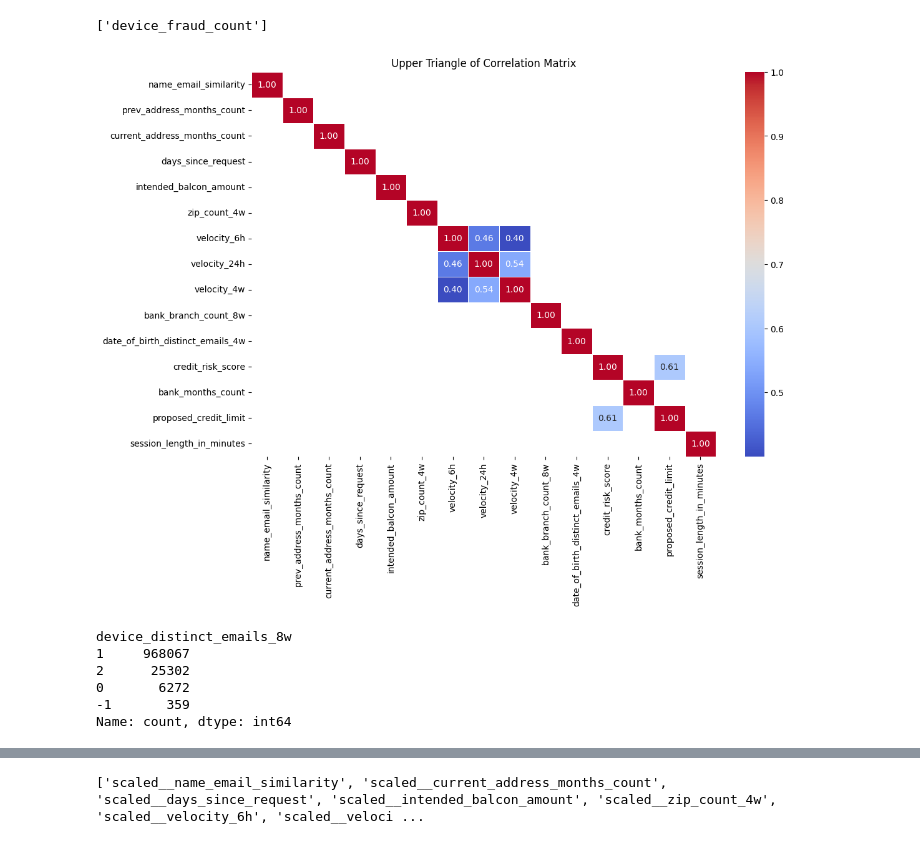
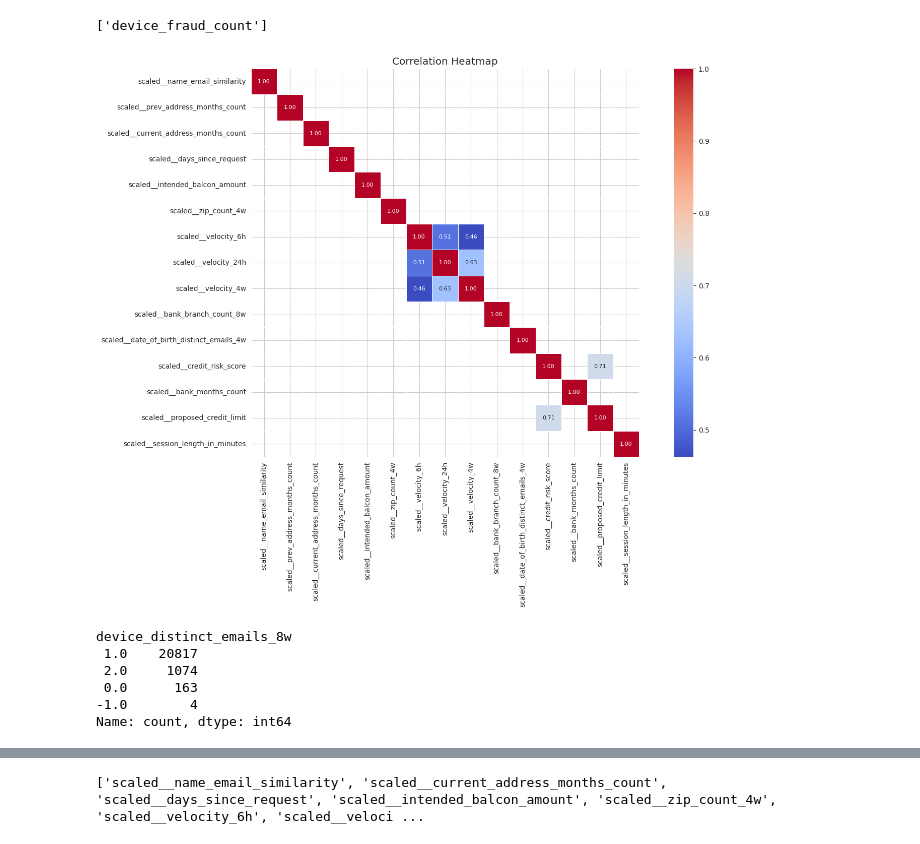
Before and after one commit to Nikhil172913832/Bank_fraud, a Jupyter notebook: BAF.ipynb, the cells around one changed output, grey strips where cells are left out. Saved outputs shown, nothing was run; the diff lists cells and outputs as text; code cells hidden in the pictures.

```diff
--- a/BAF.ipynb
+++ b/BAF.ipynb
@@ -162,0 +193,6 @@ X_scaled = pd.DataFrame(X_scaled, columns=feature_names)
+# %%
+%%time
+print(f'Test dataset samples per class {Counter(y)}')
+nm = NearMiss(sampling_strategy=1, n_jobs=-1)
+X_scaled_nm, y_scaled_nm = nm.fit_resample(X_scaled, y)
+print('Resampled dataset shape %s' % Counter(y_scaled_nm))
@@ -167,35 +208,26 @@ print(categorical_features)
 # %% [output]
 ['income', 'customer_age', 'email_is_free', 'phone_home_valid', 'phone_mobile_valid', 'has_other_cards', 'foreign_request', 'keep_alive_session', 'device_distinct_emails_8w', 'month', 'payment_type_AA ...
 # %%
-numeric_features = [feature for feature in X_scaled.columns if X_scaled[feature].nunique() >= 10]
+numeric_features = [feature for feature in X_scaled_nm.columns if X_scaled_nm[feature].nunique() >= 10]
 
 print(numeric_features)
 # %% [output]
 ['scaled__name_email_similarity', 'scaled__prev_address_months_count', 'scaled__current_address_months_count', 'scaled__days_since_request', 'scaled__intended_balcon_amount', 'scaled__zip_count_4w', ' ...
 # %%
 selector = VarianceThreshold()
-selector.fit(X_scaled)
-constant_features = [feature for feature in X_scaled.columns
-                     if feature not in X_scaled.columns[selector.get_support()]]
+selector.fit(X_scaled_nm)
+constant_features = [feature for feature in X_scaled_nm.columns
+                     if feature not in X_scaled_nm.columns[selector.get_support()]]
 print(constant_features)
 # %% [output]
 ['device_fraud_count']
 # %%
-df.drop('device_fraud_count', axis=1, inplace=True)
+X_scaled_nm.drop('device_fraud_count', axis=1, inplace=True)
 # %%
-corr_matrix = df[numerical].corr()
-plt.figure(figsize=(12, 8))
-sns.heatmap(corr_matrix[(corr_matrix >= 0.4) | (corr_matrix <= -0.4)], annot=True, cmap='coolwarm', fmt=".2f", linewidths=0.5)
-plt.title("Upper Triangle of Correlation Matrix")
+X_train_corr = X_scaled_nm[numeric_features].corr()
+fig, ax = plt.subplots(figsize=(18, 10))
+sns.heatmap(X_train_corr[(X_train_corr >= 0.4) | (X_train_corr <= -0.4)], annot=True, fmt=".2f", cmap='coolwarm', linewidths=.5, square=True, ax=ax, annot_kws={"fontsize": 8})
+plt.title('Correlation Heatmap')
 plt.show()
 # %% [output]
-[figure, old version]
+[figure, new version]
-# %%
-X_scaled.device_distinct_emails_8w.value_counts()
-# %% [output]
-device_distinct_emails_8w
-1     968067
-2      25302
-0       6272
--1       359
-Name: count, dtype: int64
@@ -208,0 +234,9 @@ y_train_cat.drop(rows_to_drop, axis=0, inplace=True)
+# %%
+X_scaled_nm.device_distinct_emails_8w.value_counts()
+# %% [output]
+device_distinct_emails_8w
+ 1.0    20817
+ 2.0     1074
+ 0.0      163
+-1.0        4
+Name: count, dtype: int64
```
Also changed, not shown: parts of 54 cells of this notebook, 2 other files.
